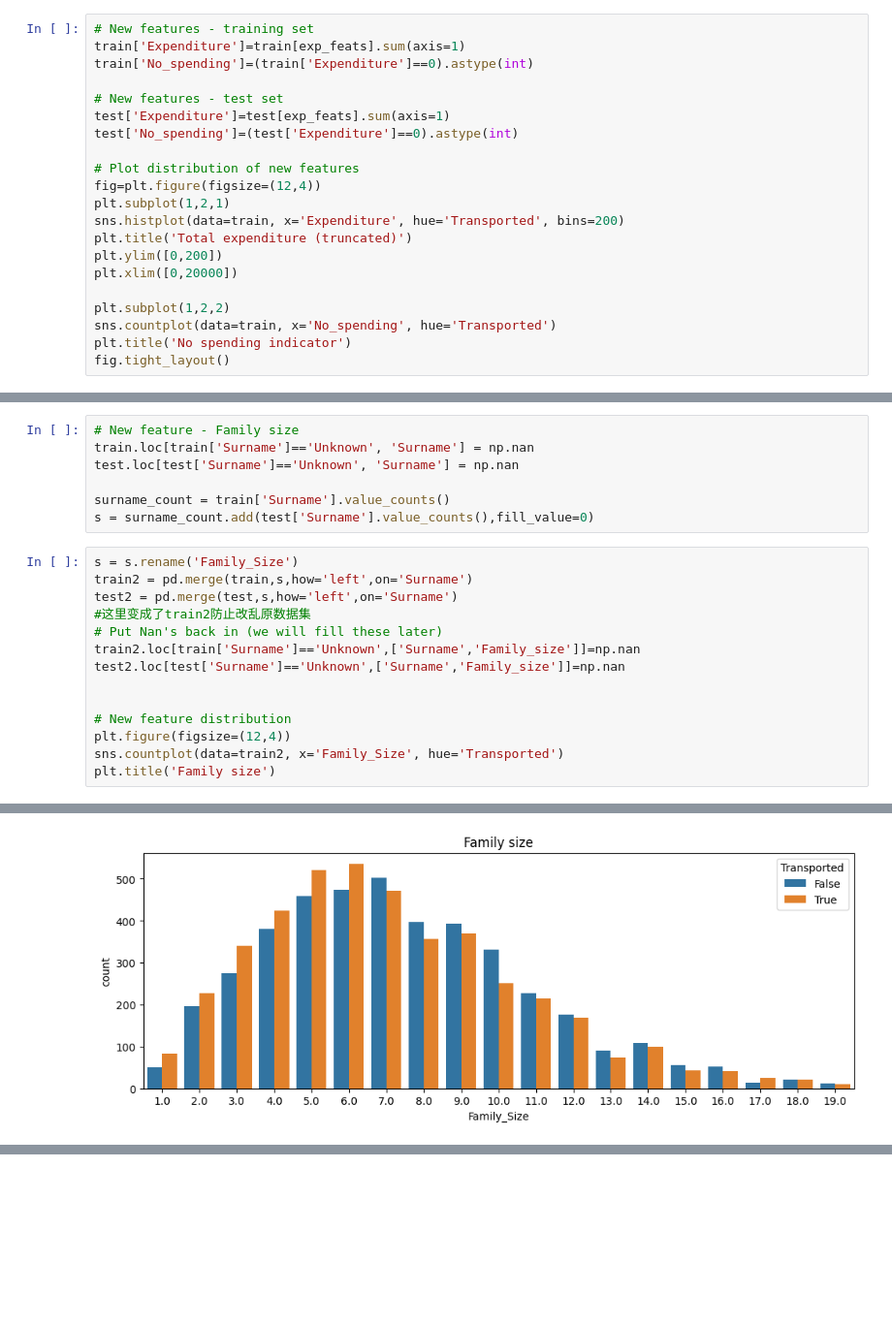
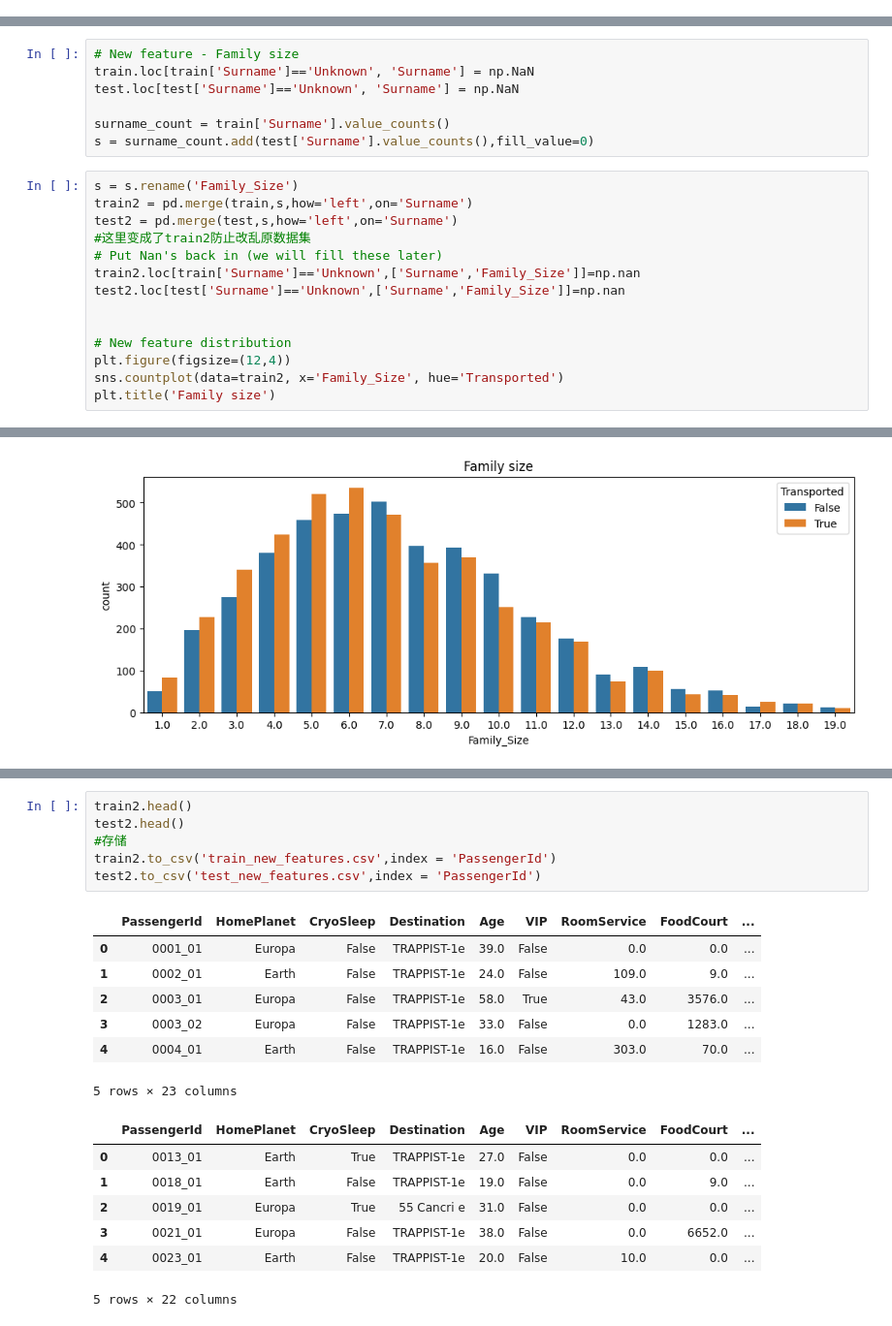
Before and after one commit to GiaooaiG/spaceship-titanic, a Jupyter notebook: 任务理解与数据探索.ipynb, the cells around one changed output, grey strips where cells are left out. Shown at 97% size. Drawn from its saved outputs; the diff is of its cells as text; blank space fills up the shorter version.

```diff
--- a/任务理解与数据探索.ipynb
+++ b/任务理解与数据探索.ipynb
@@ -212,21 +154,0 @@ train[qual_feats].head()
-# %%
-# New features - training set
-train['Expenditure']=train[exp_feats].sum(axis=1)
-train['No_spending']=(train['Expenditure']==0).astype(int)
-
-# New features - test set
-test['Expenditure']=test[exp_feats].sum(axis=1)
-test['No_spending']=(test['Expenditure']==0).astype(int)
-
-# Plot distribution of new features
-fig=plt.figure(figsize=(12,4))
-plt.subplot(1,2,1)
-sns.histplot(data=train, x='Expenditure', hue='Transported', bins=200)
-plt.title('Total expenditure (truncated)')
-plt.ylim([0,200])
-plt.xlim([0,20000])
-
-plt.subplot(1,2,2)
-sns.countplot(data=train, x='No_spending', hue='Transported')
-plt.title('No spending indicator')
-fig.tight_layout()
@@ -421,8 +333,8 @@ Name: Name, Length: 8693, dtype: object
 Name: Name, Length: 4277, dtype: object
 # %%
 # New feature - Family size
-train.loc[train['Surname']=='Unknown', 'Surname'] = np.nan
-test.loc[test['Surname']=='Unknown', 'Surname'] = np.nan
+train.loc[train['Surname']=='Unknown', 'Surname'] = np.NaN
+test.loc[test['Surname']=='Unknown', 'Surname'] = np.NaN
 
 surname_count = train['Surname'].value_counts()
 s = surname_count.add(test['Surname'].value_counts(),fill_value=0)
@@ -432,8 +344,8 @@ train2 = pd.merge(train,s,how='left',on='Surname')
 test2 = pd.merge(test,s,how='left',on='Surname')
 #这里变成了train2防止改乱原数据集
 # Put Nan's back in (we will fill these later)
-train2.loc[train['Surname']=='Unknown',['Surname','Family_size']]=np.nan
-test2.loc[test['Surname']=='Unknown',['Surname','Family_size']]=np.nan
+train2.loc[train['Surname']=='Unknown',['Surname','Family_Size']]=np.nan
+test2.loc[test['Surname']=='Unknown',['Surname','Family_Size']]=np.nan
 
 
 # New feature distribution
@@ -447,0 +373,21 @@ Text(0.5, 1.0, 'Family size')
+# %%
+train2.head()
+test2.head()
+#存储
+train2.to_csv('train_new_features.csv',index = 'PassengerId')
+test2.to_csv('test_new_features.csv',index = 'PassengerId')
+# %% [output]
+|  | PassengerId | HomePlanet | CryoSleep | Destination | Age | VIP | RoomService | FoodCourt | ... |
+| 0 | 0001_01 | Europa | False | TRAPPIST-1e | 39.0 | False | 0.0 | 0.0 | ... |
+| 1 | 0002_01 | Earth | False | TRAPPIST-1e | 24.0 | False | 109.0 | 9.0 | ... |
+| 2 | 0003_01 | Europa | False | TRAPPIST-1e | 58.0 | True | 43.0 | 3576.0 | ... |
+| 3 | 0003_02 | Europa | False | TRAPPIST-1e | 33.0 | False | 0.0 | 1283.0 | ... |
+| 4 | 0004_01 | Earth | False | TRAPPIST-1e | 16.0 | False | 303.0 | 70.0 | ... |
+5 rows × 23 columns
+|  | PassengerId | HomePlanet | CryoSleep | Destination | Age | VIP | RoomService | FoodCourt | ... |
+| 0 | 0013_01 | Earth | True | TRAPPIST-1e | 27.0 | False | 0.0 | 0.0 | ... |
+| 1 | 0018_01 | Earth | False | TRAPPIST-1e | 19.0 | False | 0.0 | 9.0 | ... |
+| 2 | 0019_01 | Europa | True | 55 Cancri e | 31.0 | False | 0.0 | 0.0 | ... |
+| 3 | 0021_01 | Europa | False | TRAPPIST-1e | 38.0 | False | 0.0 | 6652.0 | ... |
+| 4 | 0023_01 | Earth | False | TRAPPIST-1e | 20.0 | False | 10.0 | 0.0 | ... |
+5 rows × 22 columns
```
Also changed, not shown: parts of 18 cells of this notebook, 2 other files.
